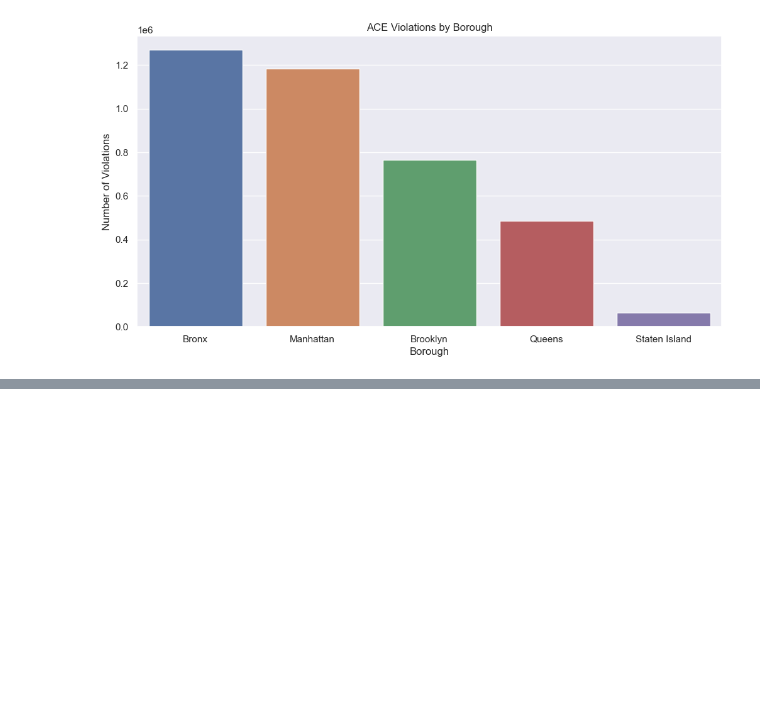
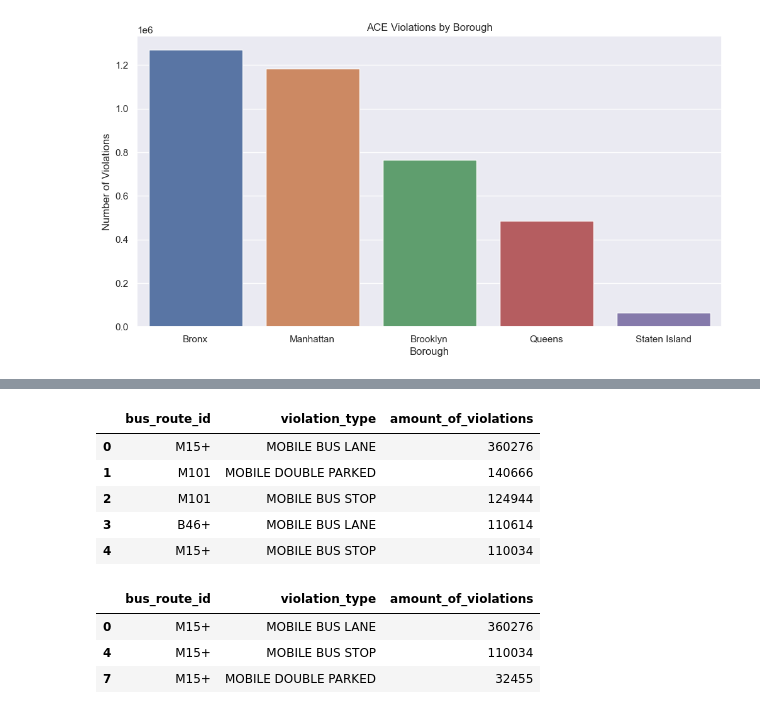
Before and after one commit to drod75/MTA-MHC-Datatahon, a Jupyter notebook: notebooks/ace_querying.ipynb, the cells around one changed output, grey strips where cells are left out. Cells and saved outputs as stored; diff of their text form; code cells hidden in the pictures; blank space fills up the shorter version.

```diff
--- a/notebooks/ace_querying.ipynb
+++ b/notebooks/ace_querying.ipynb
@@ -256,0 +280,27 @@ Text(0, 0.5, 'Number of Violations')
+# %%
+violation_types_query = """
+select bus_route_id, violation_type, count(violation_type) as amount_of_violations
+where bus_route_id in ('M15+', 'BX19', 'M101', 'BX41+', 'BX36')
+group by bus_route_id, violation_type
+order by amount_of_violations desc, Last Occurrence DESC
+"""
+
+encoded_query = encode_soql_query(violation_types_query)
+api_query = ace_violations_api + encoded_query
+# %%
+violation_types_df = pd.read_csv(api_query)
+violation_types_df.head()
+# %% [output]
+|  | bus_route_id | violation_type | amount_of_violations |
+| 0 | M15+ | MOBILE BUS LANE | 360276 |
+| 1 | M101 | MOBILE DOUBLE PARKED | 140666 |
+| 2 | M101 | MOBILE BUS STOP | 124944 |
+| 3 | B46+ | MOBILE BUS LANE | 110614 |
+| 4 | M15+ | MOBILE BUS STOP | 110034 |
+# %%
+violation_types_df[violation_types_df['bus_route_id'] == 'M15+']
+# %% [output]
+|  | bus_route_id | violation_type | amount_of_violations |
+| 0 | M15+ | MOBILE BUS LANE | 360276 |
+| 4 | M15+ | MOBILE BUS STOP | 110034 |
+| 7 | M15+ | MOBILE DOUBLE PARKED | 32455 |
```
Also changed, not shown: parts of 6 cells of this notebook, 1 other file.
